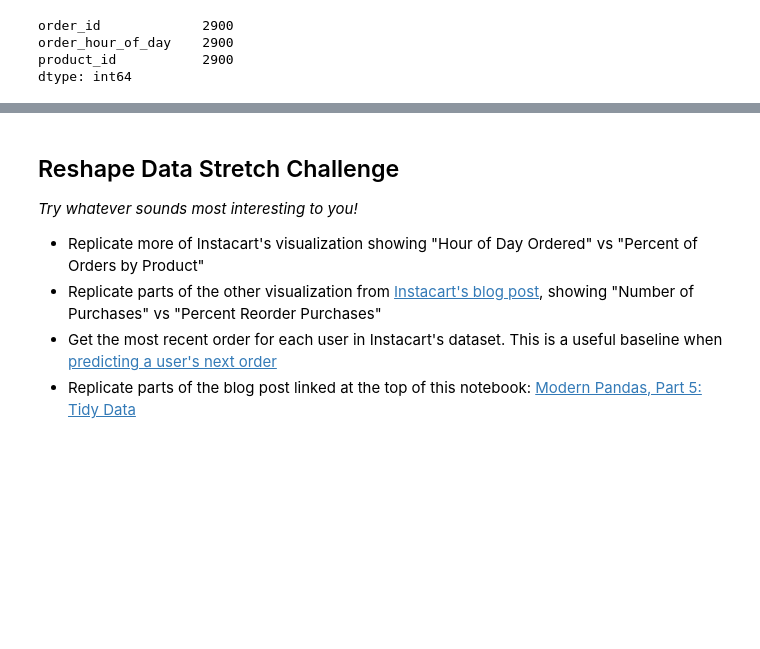
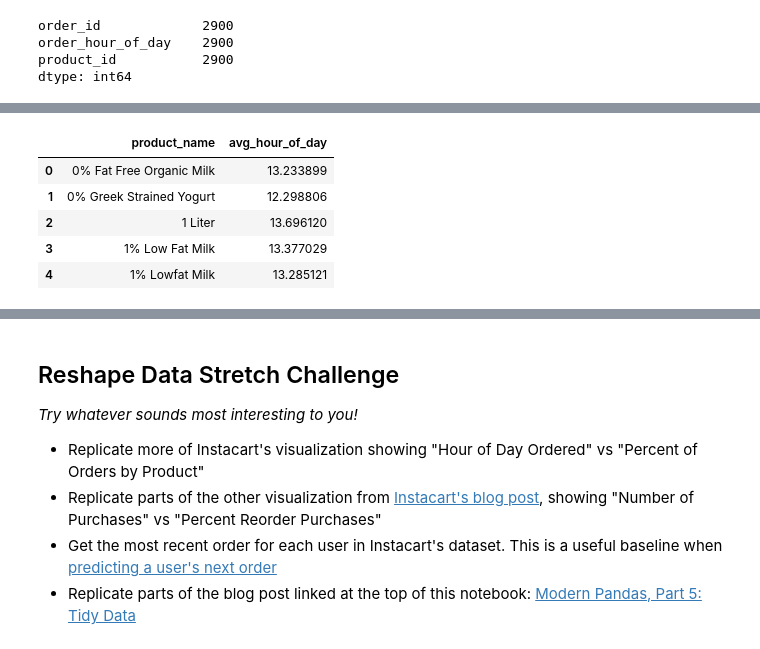
Before and after one commit to bloominstituteoftechnology/DS-Unit-1-Sprint-2-Data-Wrangling-and-Storytelling, a Jupyter notebook: Cai_Nowicki_Join_and_Reshape_Data_Assignment.ipynb, the cells around one changed output, grey strips where cells are left out. Cells and saved outputs as stored; diff of their text form; code cells hidden in the pictures; blank space fills up the shorter version.

```diff
--- a/Cai_Nowicki_Join_and_Reshape_Data_Assignment.ipynb
+++ b/Cai_Nowicki_Join_and_Reshape_Data_Assignment.ipynb
@@ -724,3 +721,5 @@ order_id             2900
 order_hour_of_day    2900
 product_id           2900
 dtype: int64
+# %%
+popular_time_avg = only_popular.groupby('product_name')['order_hour_of_day'].mean()
@@ -726,0 +753,9 @@ dtype: int64
+# %%
+after_12.head()
+# %% [output]
+|  | product_name | avg_hour_of_day |
+| 0 | 0% Fat Free Organic Milk | 13.233899 |
+| 1 | 0% Greek Strained Yogurt | 12.298806 |
+| 2 | 1 Liter | 13.696120 |
+| 3 | 1% Low Fat Milk | 13.377029 |
+| 4 | 1% Lowfat Milk | 13.285121 |
```
Also changed, not shown: parts of 18 cells of this notebook.
